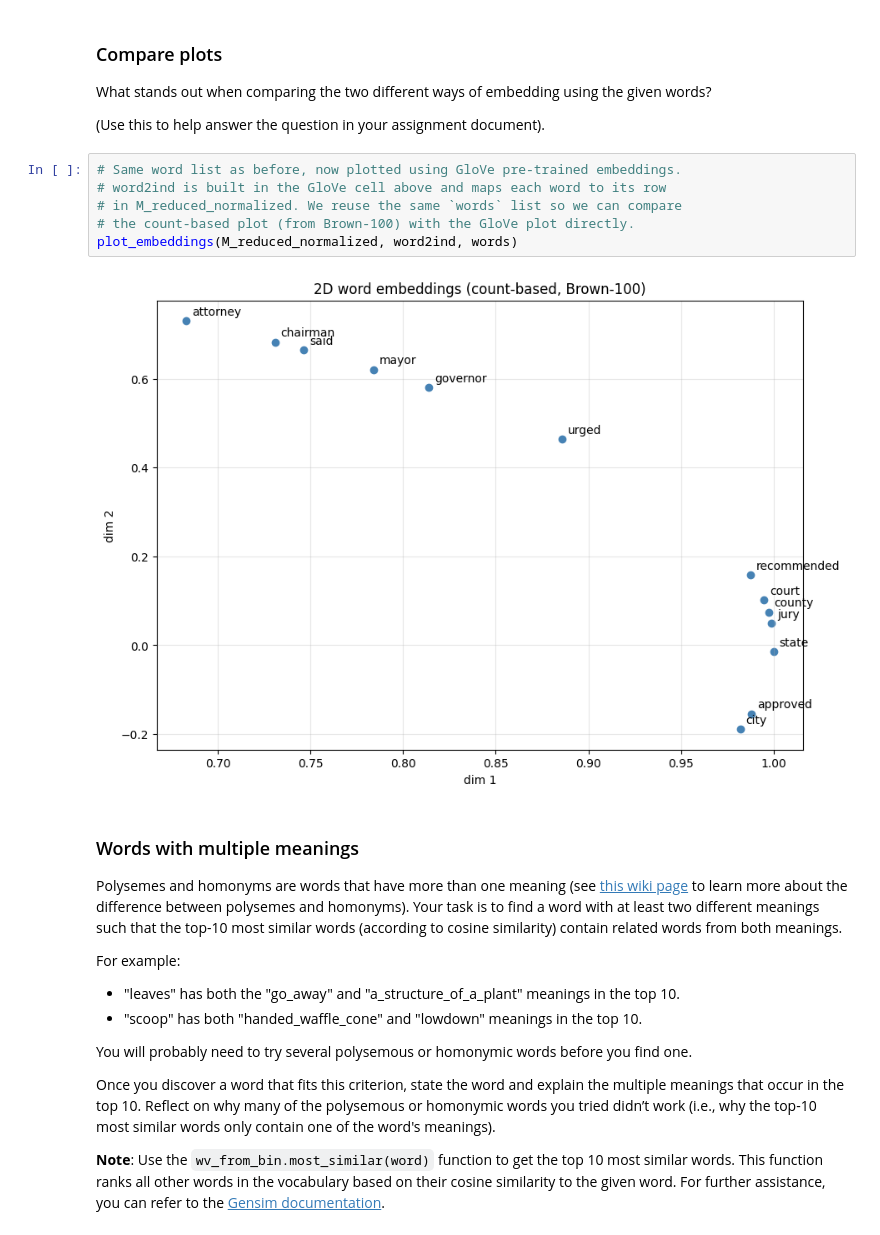
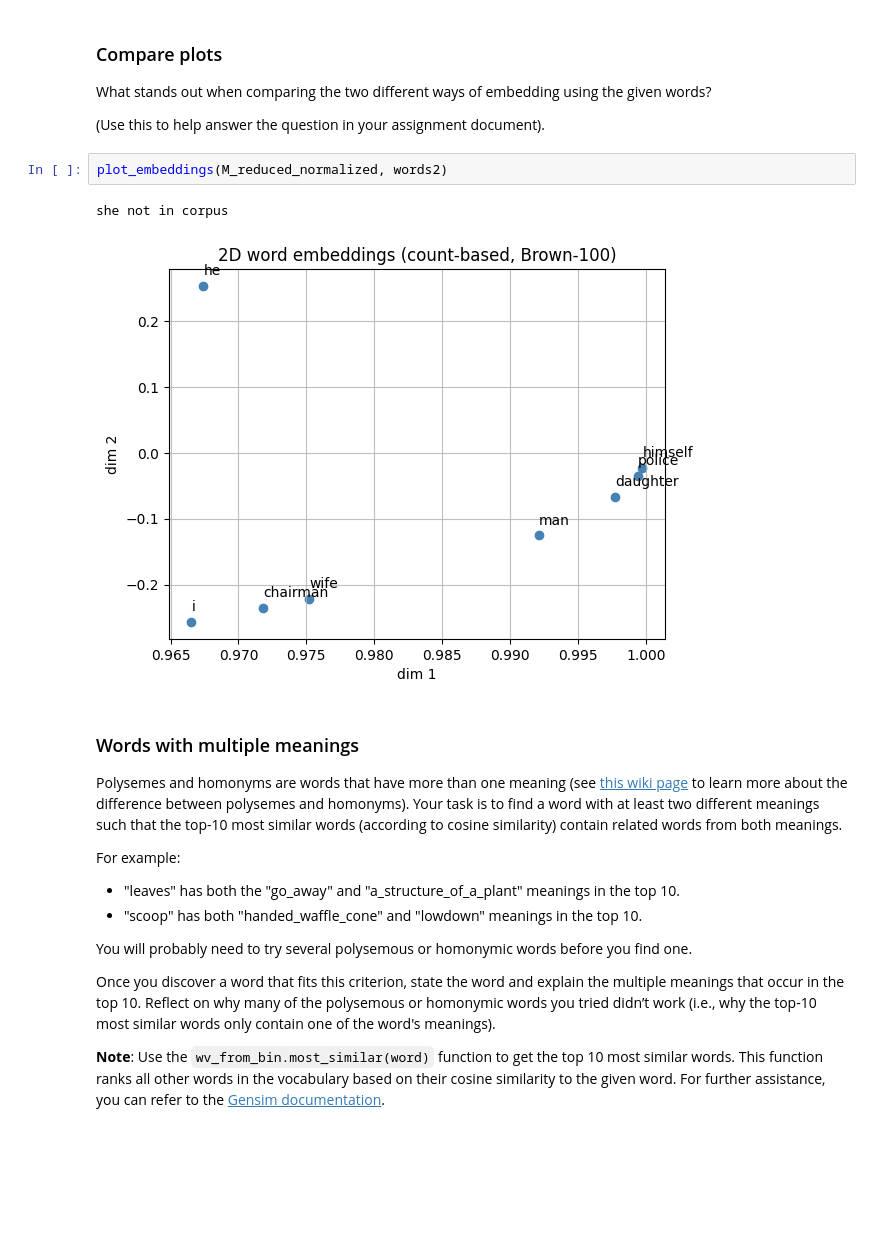
Before and after one commit to myriamth04/NLP, a Jupyter notebook: NLP_2026_A2.ipynb, the cells around one changed output. Cells and saved outputs as stored; diff of their text form; blank space fills up the shorter version.

```diff
--- a/NLP_2026_A2.ipynb
+++ b/NLP_2026_A2.ipynb
@@ -499,14 +511,11 @@ Reduced matrix shape: (400000, 2)
 What stands out when comparing the two different ways of embedding using the given words?
 
 (Use this to help answer the question in your assignment document).
-# %%
-# Same word list as before, now plotted using GloVe pre-trained embeddings.
-# word2ind is built in the GloVe cell above and maps each word to its row
-# in M_reduced_normalized. We reuse the same `words` list so we can compare
-# the count-based plot (from Brown-100) with the GloVe plot directly.
-plot_embeddings(M_reduced_normalized, word2ind, words)
-# %% [output]
-[figure, removed]
+# %%
+plot_embeddings(M_reduced_normalized, words2)
+# %% [output]
+she not in corpus
+[figure, added]
 # %% [markdown]
 ### Words with multiple meanings
 Polysemes and homonyms are words that have more than one meaning (see [this wiki page](https://en.wikipedia.org/wiki/Polysemy) to learn more about the difference between polysemes and homonyms). Your task is to find a word with at least two different meanings such that the top-10 most similar words (according to cosine similarity) contain related words from both meanings.
```
Also changed, not shown: parts of 20 cells of this notebook.
